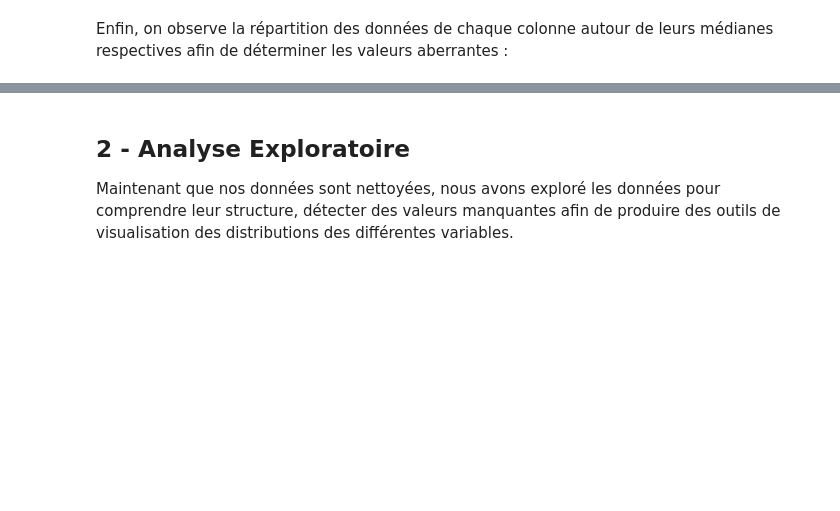
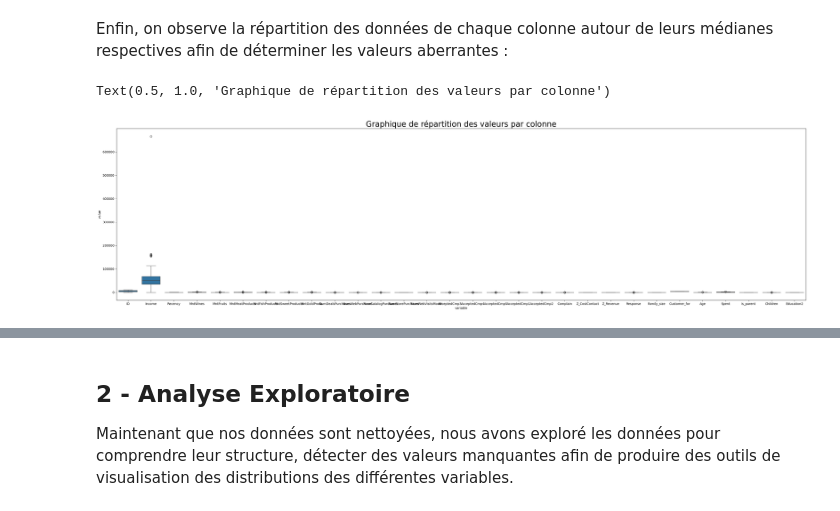
Before and after one commit to MattisFernandez/Rush05, a Jupyter notebook: Notebook.ipynb, the cells around one changed output, grey strips where cells are left out. Cells and saved outputs as stored; diff of their text form; code cells hidden in the pictures; blank space fills up the shorter version.

```diff
--- a/Notebook.ipynb
+++ b/Notebook.ipynb
@@ -78,2 +88,8 @@ data_encoded = data_encoded.fillna(0)
 # %% [markdown]
 Enfin, on observe la répartition des données de chaque colonne autour de leurs médianes respectives afin de déterminer les valeurs aberrantes :
+# %%
+sns.boxplot(x='variable', y='value', data=pd.melt(data_encoded))
+plt.title("Graphique de répartition des valeurs par colonne", fontsize=25)
+# %% [output]
+Text(0.5, 1.0, 'Graphique de répartition des valeurs par colonne')
+[figure, added]
```
Also changed, not shown: parts of 10 cells of this notebook.
